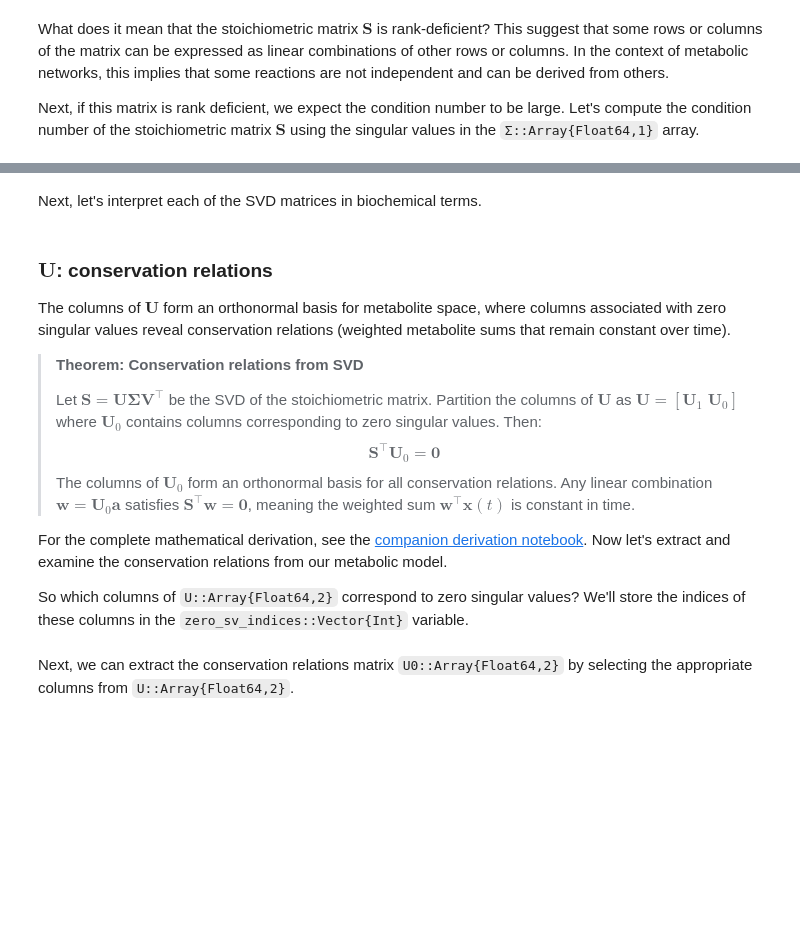
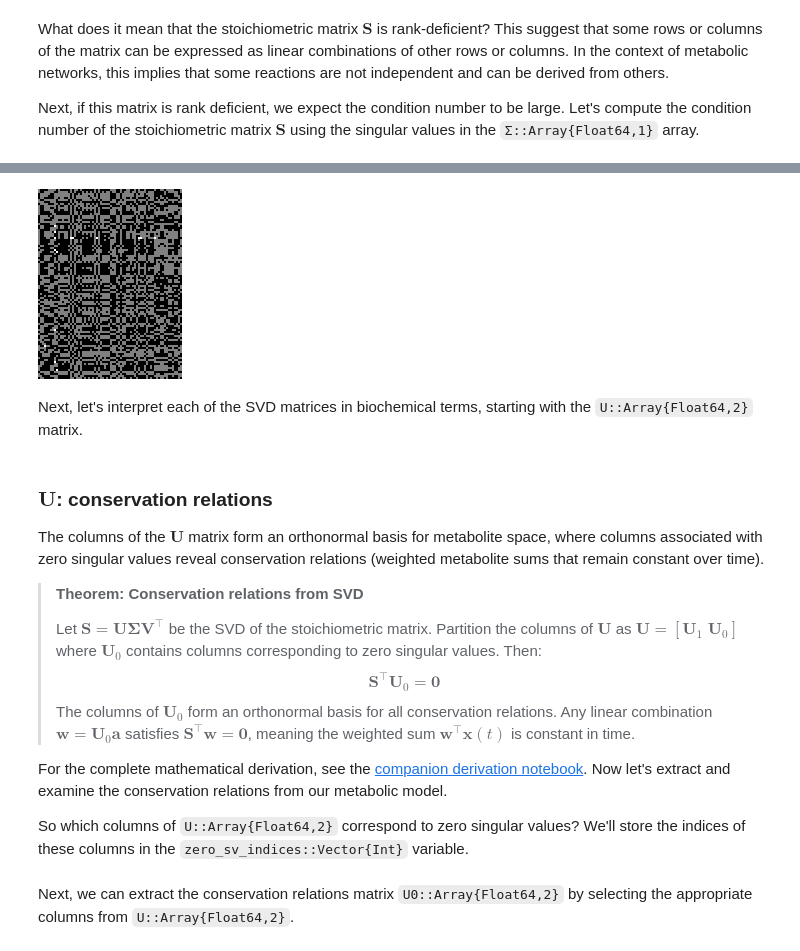
Before and after one commit to varnerlab/CHEME-150-eCornell-Repository, a Jupyter notebook: courses/CHEME-151/module-3/CHEME-151-M3-Example-SVD-Stoichiometric-Matrix-Codio-Activity.ipynb, the cells around one changed output, grey strips where cells are left out. Drawn from its saved outputs; the diff is of its cells as text; code cells hidden in the pictures; blank space fills up the shorter version.

```diff
--- a/courses/CHEME-151/module-3/CHEME-151-M3-Example-SVD-Stoichiometric-Matrix-Codio-Activity.ipynb
+++ b/courses/CHEME-151/module-3/CHEME-151-M3-Example-SVD-Stoichiometric-Matrix-Codio-Activity.ipynb
@@ -305,5 +339,13 @@ $$
 $$
 Thus, if you push a unit of flux mode $\mathbf{v}_k$ into the network, the network produces the metabolite-change mode $\mathbf{u}_k$ scaled by $\sigma_k$. Let's check this out for the first singular triplet (the one with the largest singular value).
 # %%
-let
-end
+image_frames_dictionary = let
+
+    # initialize -
+    image_frames_dictionary = Dict{Int64,Matrix{Gray{Float64}}}();
+
+    R = rank(S); # how many frames will we have?
+    foreach(i -> image_frames_dictionary[i] = Σ[i]*⊗(U[:,i],V[:,i]), 1:R); # another iteration pattern???
+
+    image_frames_dictionary; # return
+end;
@@ -310,9 +357,37 @@ end
+# %%
+let
+
+    (number_of_metabolites, number_of_reactions) = size(S);
+    B = zeros(number_of_metabolites, number_of_reactions); # initialize
+
+    M = image_frames_dictionary[1];
+    number_of_frames = 64;
+    for i ∈ 2:number_of_frames
+        M += image_frames_dictionary[i]
+    end
+
+    for i ∈ 1:number_of_metabolites
+        for j ∈ 1:number_of_reactions
+            if (M[i,j] < 0.0)
+                B[i,j] = 0.0; # dark
+            elseif (0.0 < M[i,j] < 2.0)
+                B[i,j] = 0.5; # gray
+            else
+                B[i,j] = 1.0; # light
+            end
+        end
+    end
+
+    Gray.(transpose(B)) # rows are firms; columns are trading days
+end
+# %% [output]
+[figure, added]
 # %% [markdown]
-Next, let's interpret each of the SVD matrices in biochemical terms.
+Next, let's interpret each of the SVD matrices in biochemical terms, starting with the `U::Array{Float64,2}` matrix.
 # %% [markdown]
 ### $\mathbf{U}$: conservation relations
 
-The columns of $\mathbf{U}$ form an orthonormal basis for metabolite space, where columns associated with zero singular values reveal conservation relations (weighted metabolite sums that remain constant over time).
+The columns of the $\mathbf{U}$ matrix form an orthonormal basis for metabolite space, where columns associated with zero singular values reveal conservation relations (weighted metabolite sums that remain constant over time).
 
 > __Theorem: Conservation relations from SVD__
 >
```
Also changed, not shown: parts of 27 cells of this notebook.
